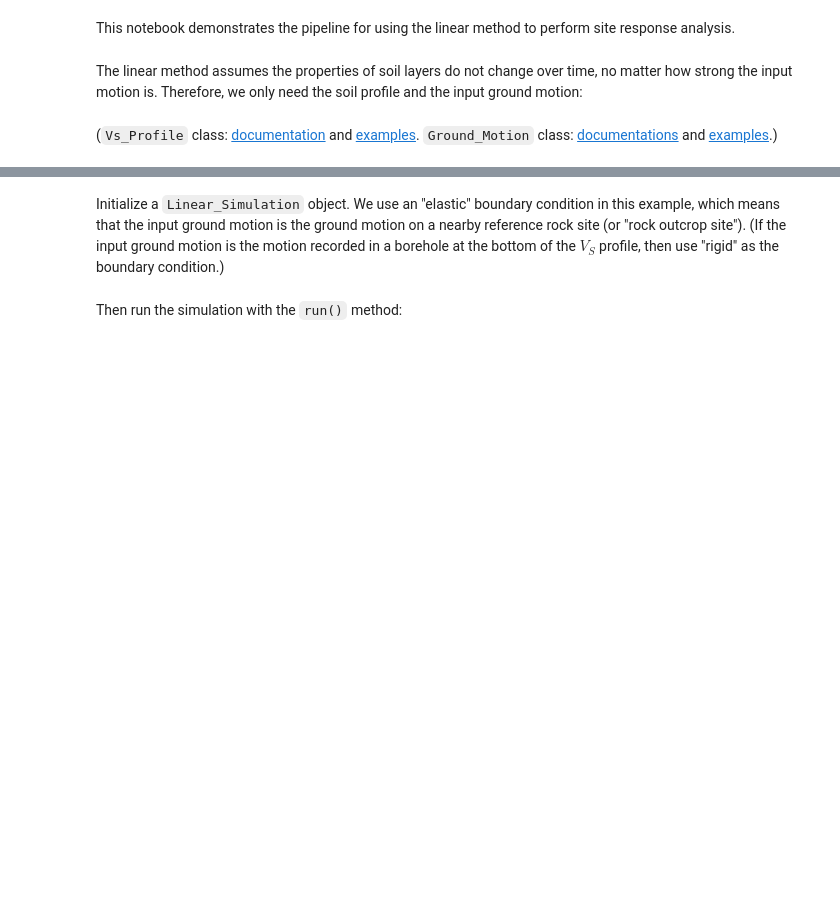
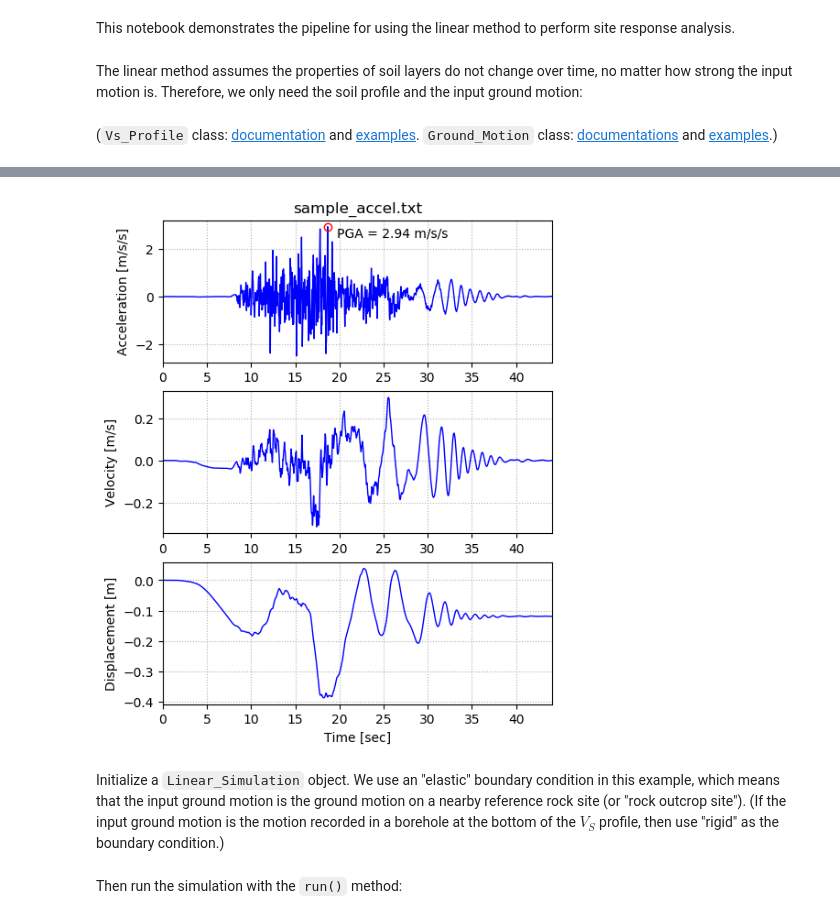
Before and after one commit to Caltech-geoquake/PySeismoSoil, a Jupyter notebook: examples/Pipeline_03_Linear_Method.ipynb, the cells around one changed output, grey strips where cells are left out. Cells and saved outputs as stored; diff of their text form; code cells hidden in the pictures; blank space fills up the shorter version.

```diff
--- a/examples/Pipeline_03_Linear_Method.ipynb
+++ b/examples/Pipeline_03_Linear_Method.ipynb
@@ -14,3 +30,7 @@ input_motion = Ground_Motion('../PySeismoSoil/tests/files/sample_accel.txt', uni
+# %%
+input_motion.plot();
+# %% [output]
+[figure, added]
 # %% [markdown]
 Initialize a `Linear_Simulation` object. We use an "elastic" boundary condition in this example, which means that the input ground motion is the ground motion on a nearby reference rock site (or "rock outcrop site"). (If the input ground motion is the motion recorded in a borehole at the bottom of the $V_S$ profile, then use "rigid" as the boundary condition.)
 # %%
```
Also changed, not shown: parts of 1 cell of this notebook.
